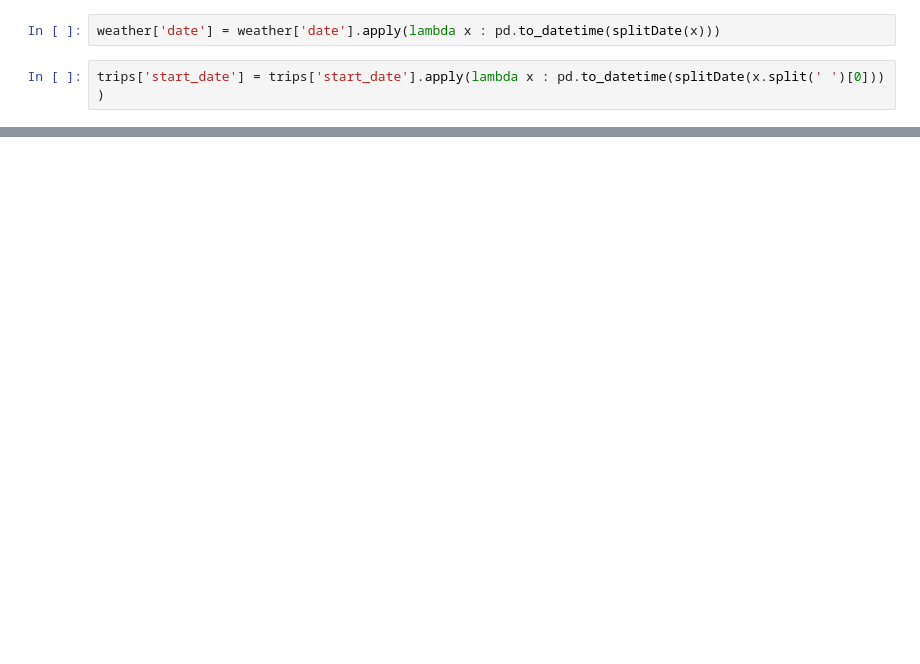
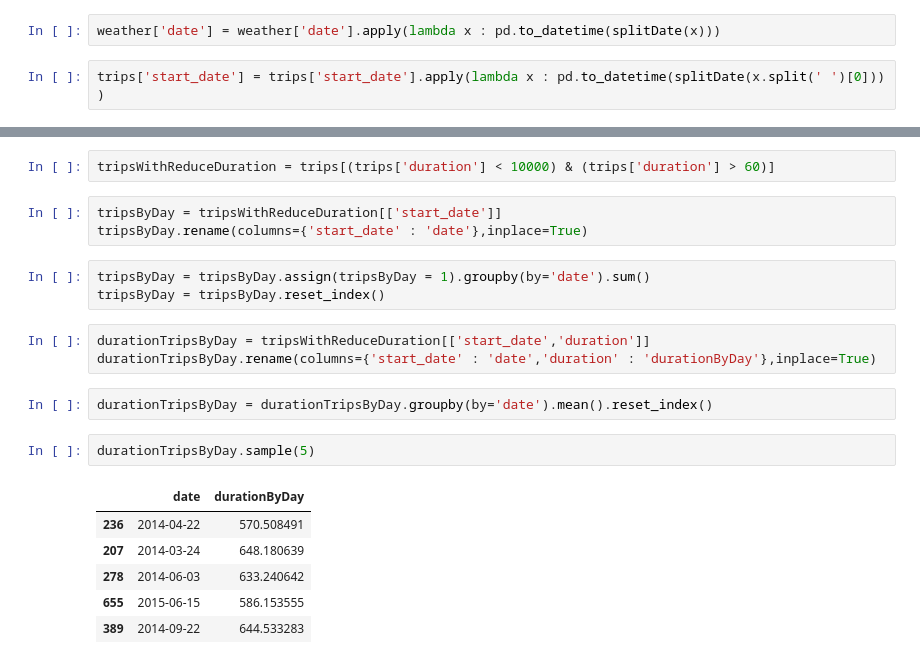
Before and after one commit to pabloernesto/sfBikes, a Jupyter notebook: tripsAndWeather.ipynb, the cells around one changed output, grey strips where cells are left out. Drawn from its saved outputs; the diff is of its cells as text; blank space fills up the shorter version.

```diff
--- a/tripsAndWeather.ipynb
+++ b/tripsAndWeather.ipynb
@@ -108,0 +42,22 @@ NameError: name 'Accent' is not defined
+# %%
+tripsWithReduceDuration = trips[(trips['duration'] < 10000) & (trips['duration'] > 60)]
+# %%
+tripsByDay = tripsWithReduceDuration[['start_date']]
+tripsByDay.rename(columns={'start_date' : 'date'},inplace=True)
+# %%
+tripsByDay = tripsByDay.assign(tripsByDay = 1).groupby(by='date').sum()
+tripsByDay = tripsByDay.reset_index()
+# %%
+durationTripsByDay = tripsWithReduceDuration[['start_date','duration']]
+durationTripsByDay.rename(columns={'start_date' : 'date','duration' : 'durationByDay'},inplace=True)
+# %%
+durationTripsByDay = durationTripsByDay.groupby(by='date').mean().reset_index()
+# %%
+durationTripsByDay.sample(5)
+# %% [output]
+|  | date | durationByDay |
+| 236 | 2014-04-22 | 570.508491 |
+| 207 | 2014-03-24 | 648.180639 |
+| 278 | 2014-06-03 | 633.240642 |
+| 655 | 2015-06-15 | 586.153555 |
+| 389 | 2014-09-22 | 644.533283 |
```
Also changed, not shown: parts of 55 cells of this notebook.
